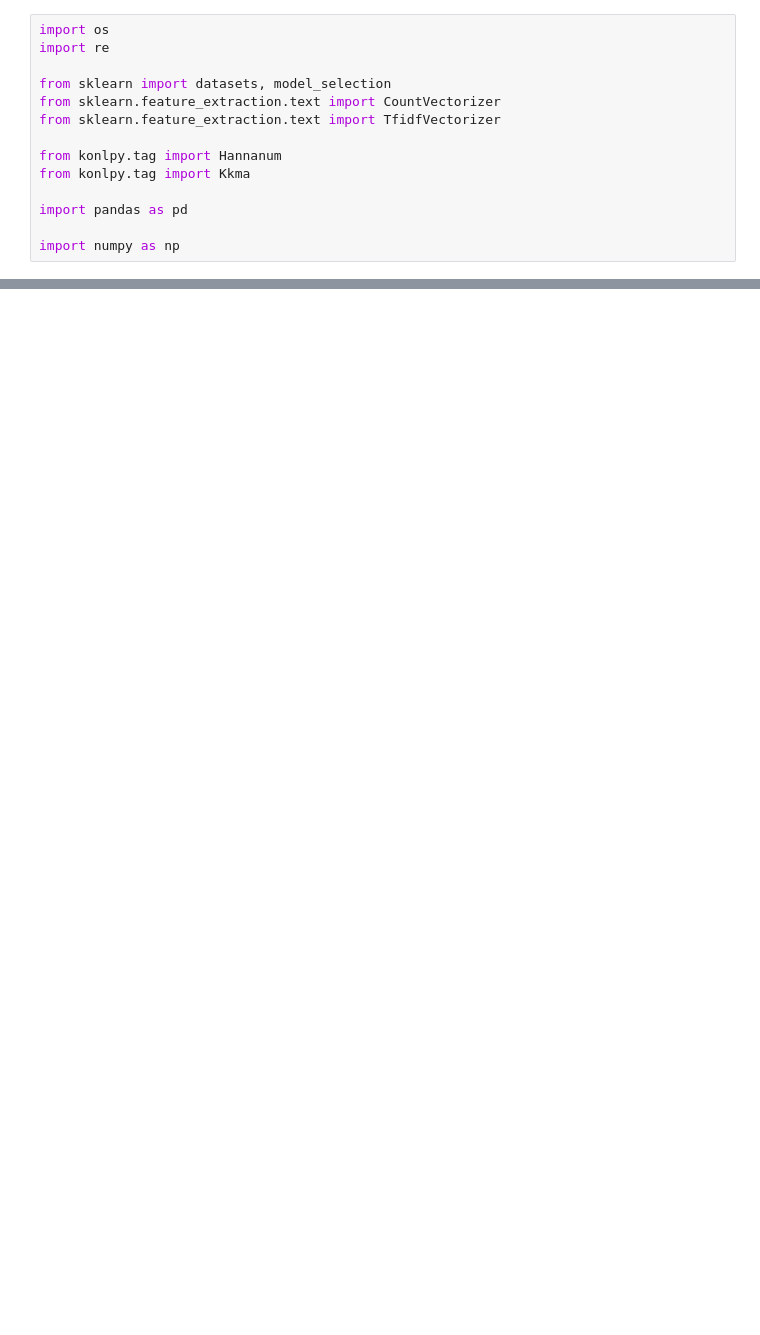
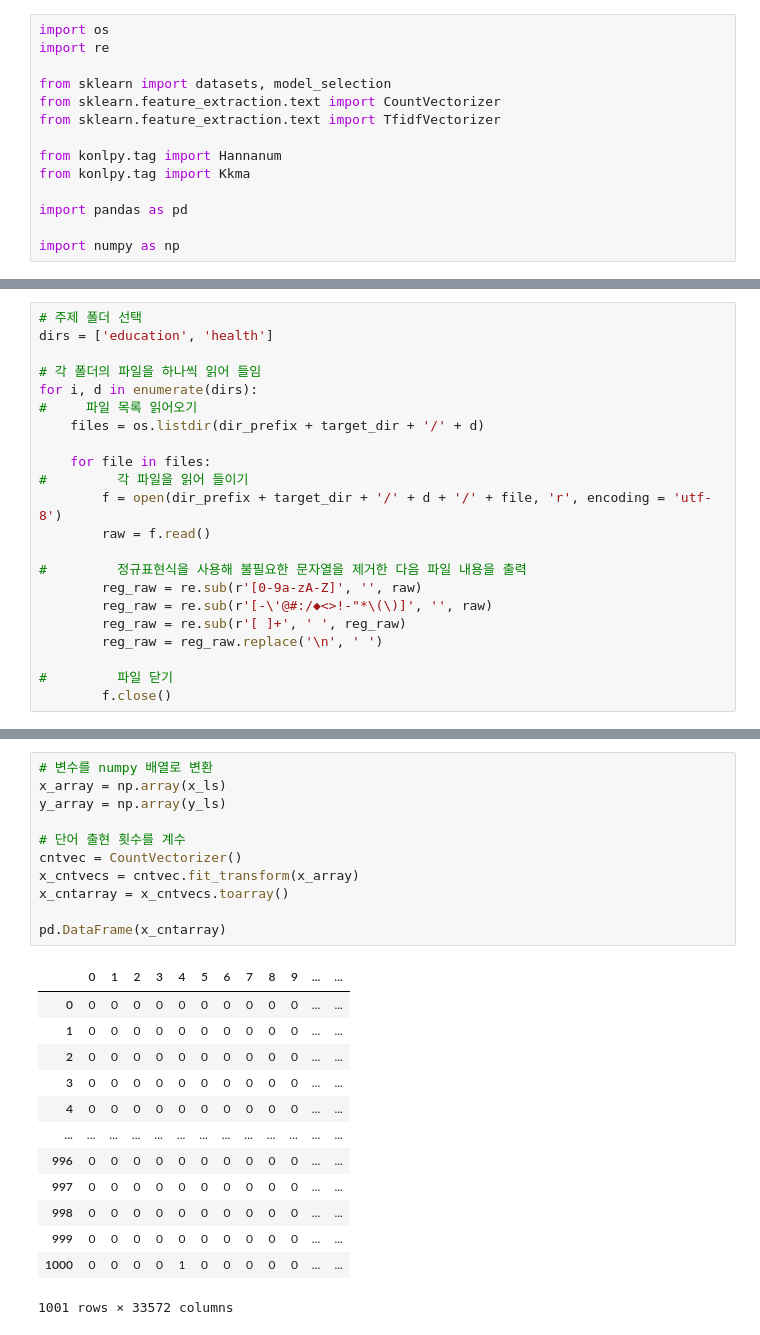
Before and after one commit to Seungki-Jeong/Deep-Learning, a Jupyter notebook: 6.Pytorch/1.신경망/뉴스기사분류.ipynb, the cells around one changed output, grey strips where cells are left out. Saved outputs shown, nothing was run; the diff lists cells and outputs as text; blank space fills up the shorter version.

```diff
--- a/6.Pytorch/1.신경망/뉴스기사분류.ipynb
+++ b/6.Pytorch/1.신경망/뉴스기사분류.ipynb
@@ -44,0 +77,22 @@ NameError: name '데이터가' is not defined
+# %%
+# 주제 폴더 선택
+dirs = ['education', 'health']
+
+# 각 폴더의 파일을 하나씩 읽어 들임
+for i, d in enumerate(dirs):
+#     파일 목록 읽어오기
+    files = os.listdir(dir_prefix + target_dir + '/' + d)
+
+    for file in files:
+#         각 파일을 읽어 들이기
+        f = open(dir_prefix + target_dir + '/' + d + '/' + file, 'r', encoding = 'utf-8')
+        raw = f.read()
+
+#         정규표현식을 사용해 불필요한 문자열을 제거한 다음 파일 내용을 출력
+        reg_raw = re.sub(r'[0-9a-zA-Z]', '', raw)
+        reg_raw = re.sub(r'[-\'@#:/◆<>!-"*\(\)]', '', raw)
+        reg_raw = re.sub(r'[ ]+', ' ', reg_raw)
+        reg_raw = reg_raw.replace('\n', ' ')
+
+#         파일 닫기
+        f.close()
@@ -44,0 +172,25 @@ NameError: name '데이터가' is not defined
+# %%
+# 변수를 numpy 배열로 변환
+x_array = np.array(x_ls)
+y_array = np.array(y_ls)
+
+# 단어 출현 횟수를 계수
+cntvec = CountVectorizer()
+x_cntvecs = cntvec.fit_transform(x_array)
+x_cntarray = x_cntvecs.toarray()
+
+pd.DataFrame(x_cntarray)
+# %% [output]
+|  | 0 | 1 | 2 | 3 | 4 | 5 | 6 | 7 | 8 | 9 | ... | ... |
+| 0 | 0 | 0 | 0 | 0 | 0 | 0 | 0 | 0 | 0 | 0 | ... | ... |
+| 1 | 0 | 0 | 0 | 0 | 0 | 0 | 0 | 0 | 0 | 0 | ... | ... |
+| 2 | 0 | 0 | 0 | 0 | 0 | 0 | 0 | 0 | 0 | 0 | ... | ... |
+| 3 | 0 | 0 | 0 | 0 | 0 | 0 | 0 | 0 | 0 | 0 | ... | ... |
+| 4 | 0 | 0 | 0 | 0 | 0 | 0 | 0 | 0 | 0 | 0 | ... | ... |
+| ... | ... | ... | ... | ... | ... | ... | ... | ... | ... | ... | ... | ... |
+| 996 | 0 | 0 | 0 | 0 | 0 | 0 | 0 | 0 | 0 | 0 | ... | ... |
+| 997 | 0 | 0 | 0 | 0 | 0 | 0 | 0 | 0 | 0 | 0 | ... | ... |
+| 998 | 0 | 0 | 0 | 0 | 0 | 0 | 0 | 0 | 0 | 0 | ... | ... |
+| 999 | 0 | 0 | 0 | 0 | 0 | 0 | 0 | 0 | 0 | 0 | ... | ... |
+| 1000 | 0 | 0 | 0 | 0 | 1 | 0 | 0 | 0 | 0 | 0 | ... | ... |
+1001 rows × 33572 columns
```
Also changed, not shown: parts of 17 cells of this notebook, 4 other files.
